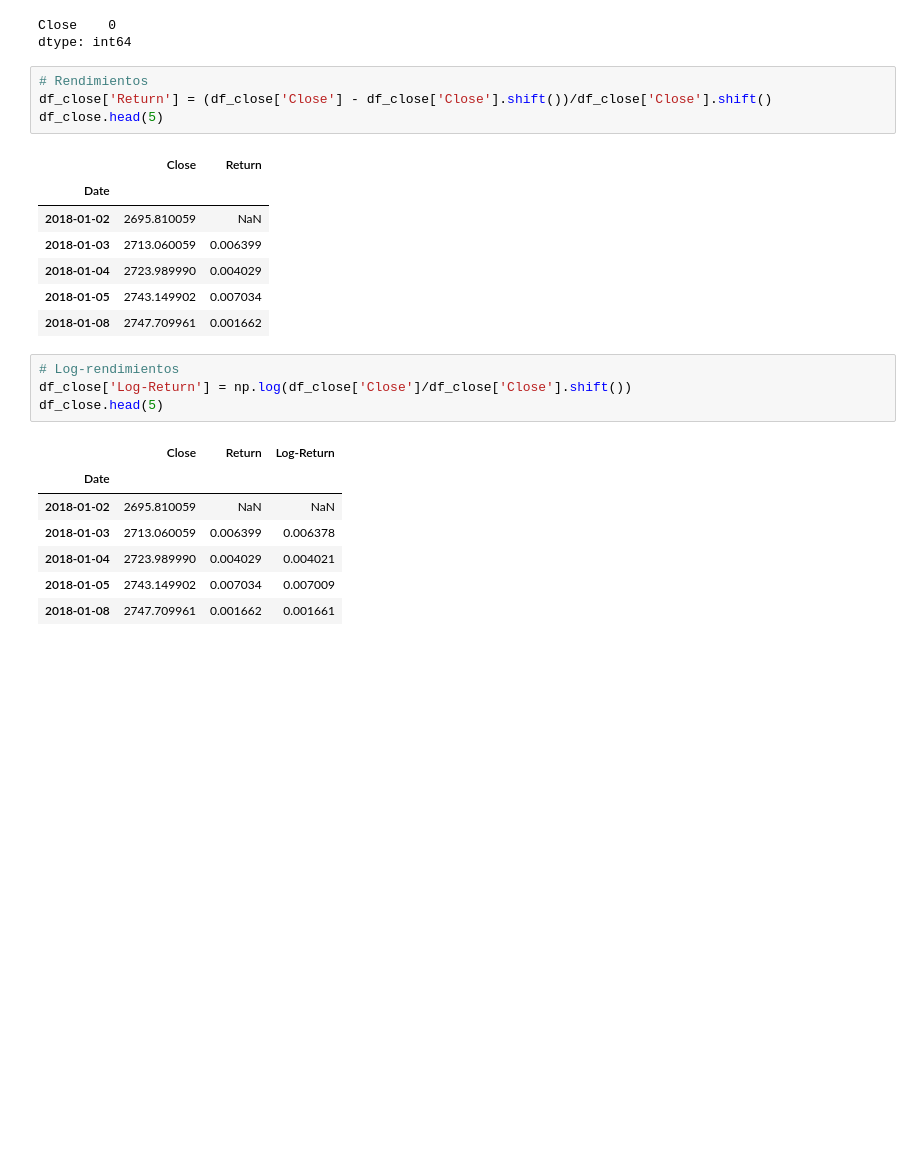
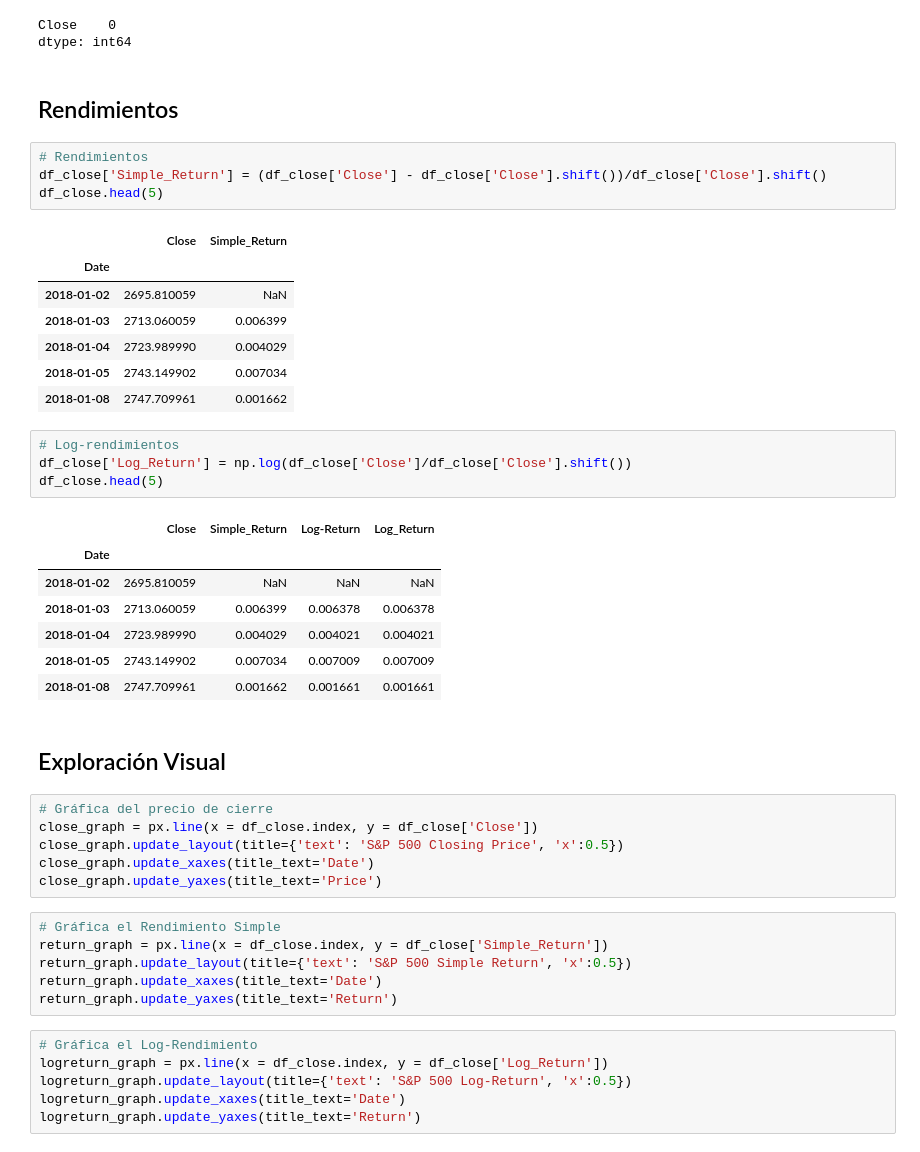
Before and after one commit to AlexisGimar/market-returns-volatility-analysis, a Jupyter notebook: notebooks/market-returns-volatility.ipynb, the cells around one changed output. Saved outputs shown, nothing was run; the diff lists cells and outputs as text; blank space fills up the shorter version.

Commit message:
Add interactive price and return visualizations

```diff
--- a/notebooks/market-returns-volatility.ipynb
+++ b/notebooks/market-returns-volatility.ipynb
@@ -56,12 +58,14 @@ df_close.isna().sum()
 # %% [output]
 Close    0
 dtype: int64
+# %% [markdown]
+## Rendimientos
 # %%
 # Rendimientos
-df_close['Return'] = (df_close['Close'] - df_close['Close'].shift())/df_close['Close'].shift()
+df_close['Simple_Return'] = (df_close['Close'] - df_close['Close'].shift())/df_close['Close'].shift()
 df_close.head(5)
 # %% [output]
-|  | Close | Return |
+|  | Close | Simple_Return |
 | Date |  |  |
 | 2018-01-02 | 2695.810059 | NaN |
 | 2018-01-03 | 2713.060059 | 0.006399 |
@@ -70,13 +74,33 @@ df_close.head(5)
 | 2018-01-08 | 2747.709961 | 0.001662 |
 # %%
 # Log-rendimientos
-df_close['Log-Return'] = np.log(df_close['Close']/df_close['Close'].shift())
+df_close['Log_Return'] = np.log(df_close['Close']/df_close['Close'].shift())
 df_close.head(5)
 # %% [output]
-|  | Close | Return | Log-Return |
-| Date |  |  |  |
-| 2018-01-02 | 2695.810059 | NaN | NaN |
-| 2018-01-03 | 2713.060059 | 0.006399 | 0.006378 |
-| 2018-01-04 | 2723.989990 | 0.004029 | 0.004021 |
-| 2018-01-05 | 2743.149902 | 0.007034 | 0.007009 |
-| 2018-01-08 | 2747.709961 | 0.001662 | 0.001661 |
+|  | Close | Simple_Return | Log-Return | Log_Return |
+| Date |  |  |  |  |
+| 2018-01-02 | 2695.810059 | NaN | NaN | NaN |
+| 2018-01-03 | 2713.060059 | 0.006399 | 0.006378 | 0.006378 |
+| 2018-01-04 | 2723.989990 | 0.004029 | 0.004021 | 0.004021 |
+| 2018-01-05 | 2743.149902 | 0.007034 | 0.007009 | 0.007009 |
+| 2018-01-08 | 2747.709961 | 0.001662 | 0.001661 | 0.001661 |
+# %% [markdown]
+## Exploración Visual
+# %%
+# Gráfica del precio de cierre
+close_graph = px.line(x = df_close.index, y = df_close['Close'])
+close_graph.update_layout(title={'text': 'S&P 500 Closing Price', 'x':0.5})
+close_graph.update_xaxes(title_text='Date')
+close_graph.update_yaxes(title_text='Price')
+# %%
+# Gráfica el Rendimiento Simple
+return_graph = px.line(x = df_close.index, y = df_close['Simple_Return'])
+return_graph.update_layout(title={'text': 'S&P 500 Simple Return', 'x':0.5})
+return_graph.update_xaxes(title_text='Date')
+return_graph.update_yaxes(title_text='Return')
+# %%
+# Gráfica el Log-Rendimiento
+logreturn_graph = px.line(x = df_close.index, y = df_close['Log_Return'])
+logreturn_graph.update_layout(title={'text': 'S&P 500 Log-Return', 'x':0.5})
+logreturn_graph.update_xaxes(title_text='Date')
+logreturn_graph.update_yaxes(title_text='Return')
```
Also changed, not shown: parts of 2 cells of this notebook.
